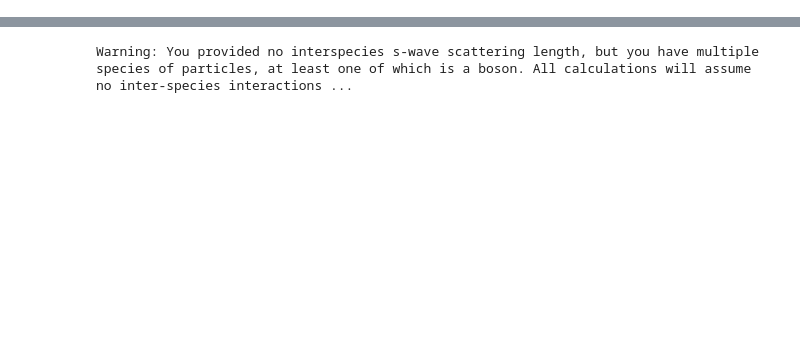
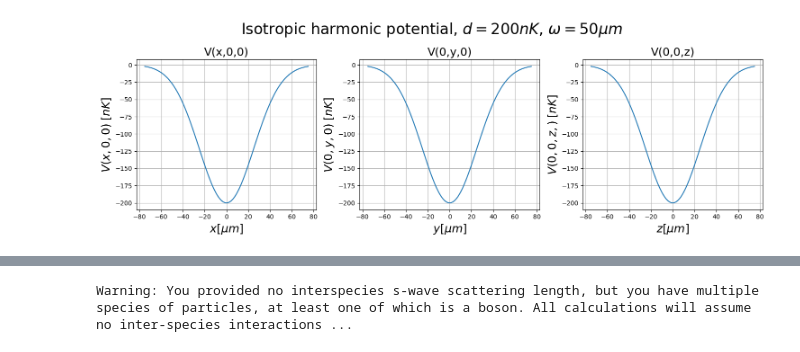
Before and after one commit to lightmat/lightmat, a Jupyter notebook: test_statistics.ipynb, the cells around one changed output, grey strips where cells are left out. Saved outputs shown, nothing was run; the diff lists cells and outputs as text; code cells hidden in the pictures; blank space fills up the shorter version.

```diff
--- a/test_statistics.ipynb
+++ b/test_statistics.ipynb
@@ -4,0 +7,51 @@ import matplotlib.pyplot as plt
+# %%
+def harmonic_trap(
+        x: Union[float, np.ndarray],
+        y: Union[float, np.ndarray],
+        z: Union[float, np.ndarray],
+        trap_depth: float = 200,
+        waist: float = 50,
+    ) -> Union[float, np.ndarray]:
+    """Return a harmonic trap potential in [k_B x nK] for given position(s) in [μm].
+
+        Args:
+            x, y, z: position in [μm]
+            trap_depth: trap depth in [k_B x nK]. Defaults to 200nK.
+            waist: region in which we can model the trap as harmonic is [-waist, waist] in [μm]. Defaults to 80μm.
+
+        Returns:
+            V(x, y, z): harmonic trap potential in [k_B x nK], array of same shape as x, y, z
+    """
+    r_squared = x**2 + y**2 + z**2
+    gaussian_profile = np.exp(-2 * r_squared / waist**2)
+    return -trap_depth * gaussian_profile
+
+# Plot the harmonic trap potential along the x-axis, i.e. V(x,0,0)
+x = np.linspace(-75, 75, 101)
+y = np.linspace(-75, 75, 101)
+z = np.linspace(-75, 75, 101)
+
+fig, axs = plt.subplots(1, 3, figsize=(15, 5))
+fig.suptitle(r'Isotropic harmonic potential, $d=200nK$, $\omega=50 \mu m$', fontsize=24)
+
+axs[0].plot(x, harmonic_trap(x,0,0))
+axs[0].set_xlabel(r'$x[\mu m]$', fontsize=18)
+axs[0].set_ylabel(r'$V(x,0,0) \; [nK]$', fontsize=18)
+axs[0].set_title('V(x,0,0)', fontsize=18)
+axs[0].grid(True)
+
+axs[1].plot(x, harmonic_trap(0,y,0))
+axs[1].set_xlabel(r'$y[\mu m]$', fontsize=18)
+axs[1].set_ylabel(r'$V(0,y,0) \; [nK]$', fontsize=18)
+axs[1].set_title('V(0,y,0)', fontsize=18)
+axs[1].grid(True)
+
+axs[2].plot(x, harmonic_trap(0,0,z))
+axs[2].set_xlabel(r'$z[\mu m]$', fontsize=18)
+axs[2].set_ylabel(r'$V(0,0,z,) \; [nK]$', fontsize=18)
+axs[2].set_title('V(0,0,z)', fontsize=18)
+axs[2].grid(True)
+
+fig.tight_layout()
+# %% [output]
+[figure, added]
```
Also changed, not shown: parts of 22 cells of this notebook, 8 other files.
